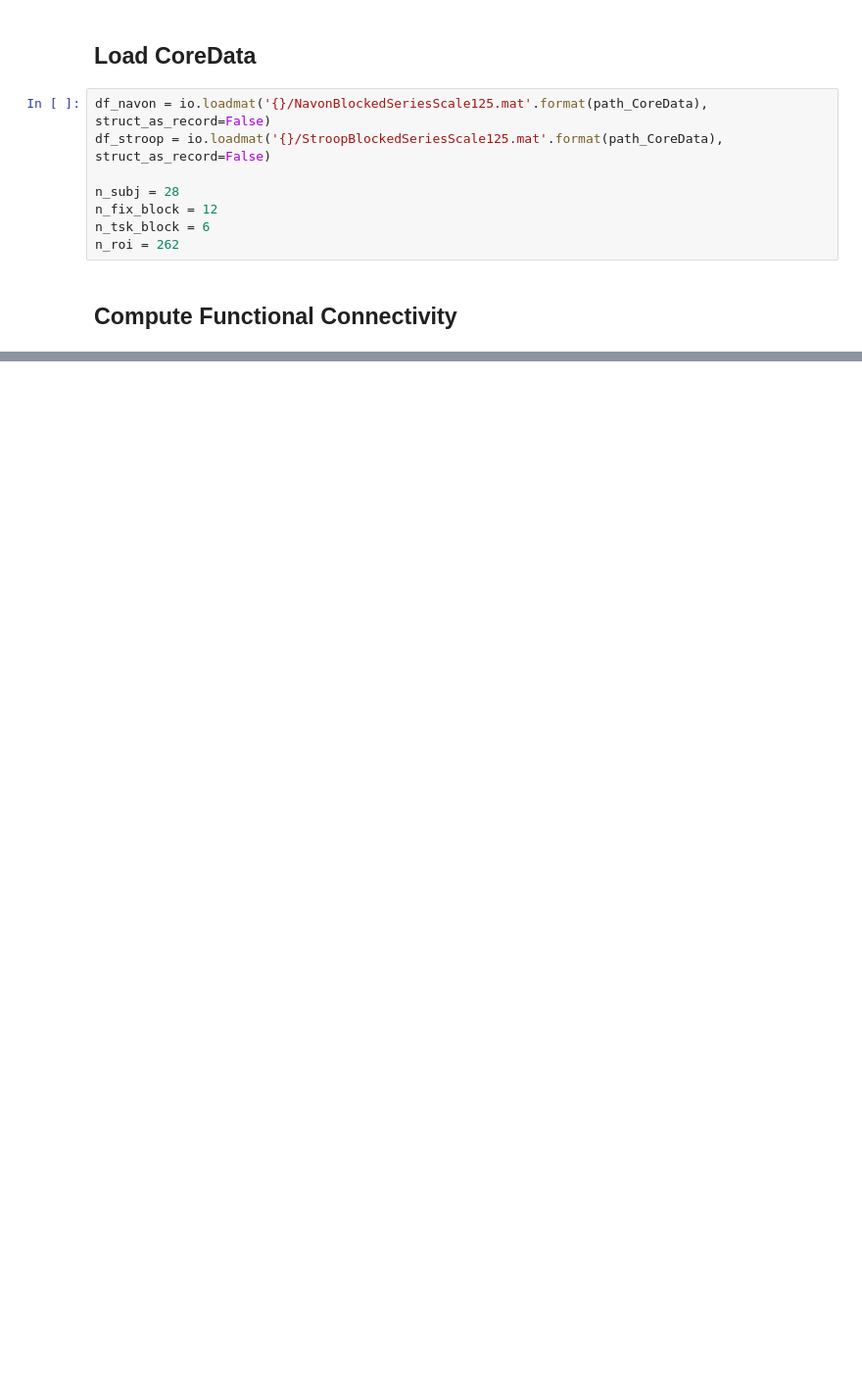
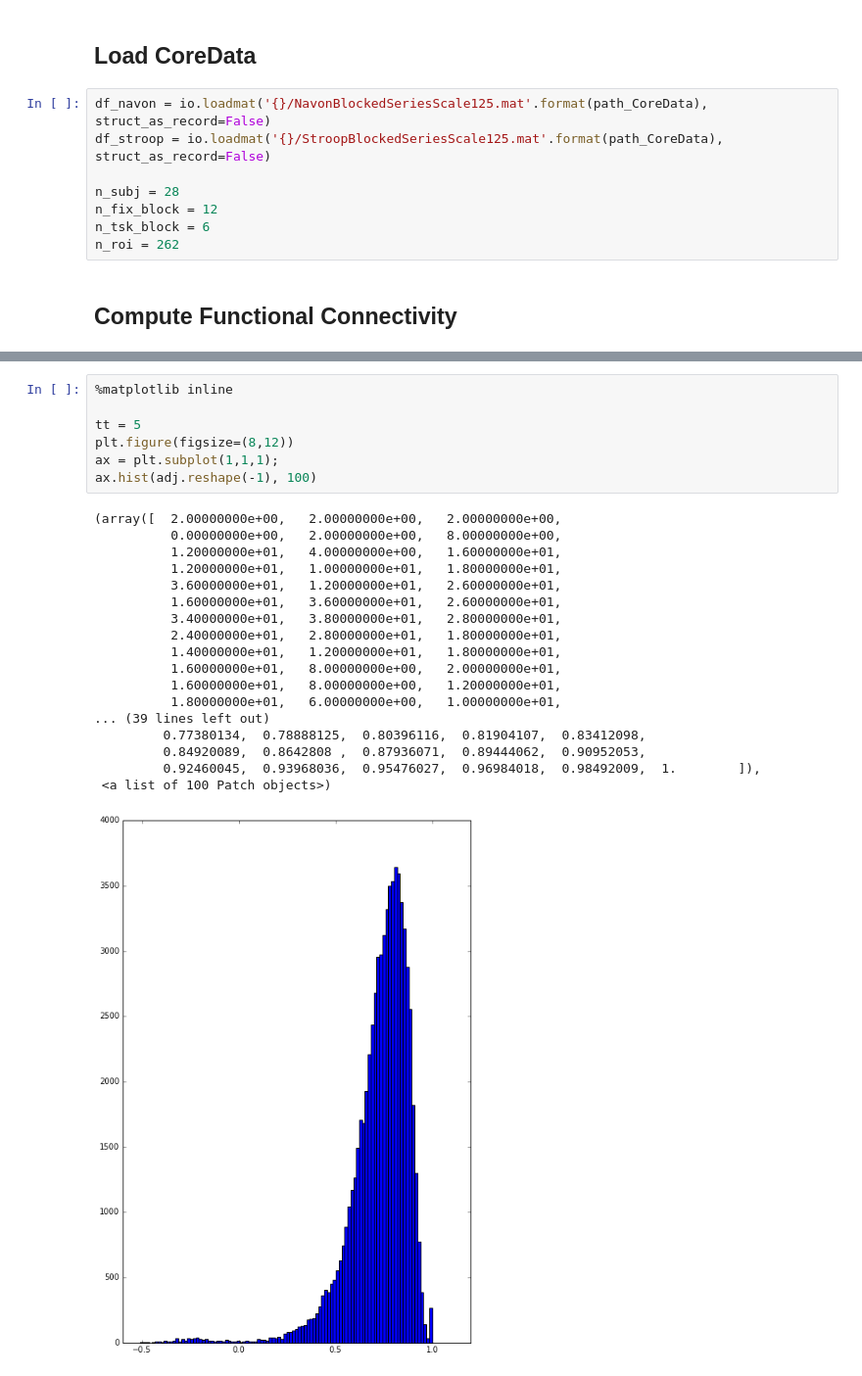
Before and after one commit to akhambhati/rs-2017-NetStim, a Jupyter notebook: Analysis Notebooks/e01-Measure_Dynamic_Functional_Networks.ipynb, the cells around one changed output, grey strips where cells are left out. Shown: that part at 98% size. Drawn from its saved outputs; the diff is of its cells as text; blank space fills up the shorter version.

```diff
--- a/Analysis Notebooks/e01-Measure_Dynamic_Functional_Networks.ipynb
+++ b/Analysis Notebooks/e01-Measure_Dynamic_Functional_Networks.ipynb
@@ -130,3 +134,29 @@ for subj_id in xrange(n_subj):
+# %%
+%matplotlib inline
+
+tt = 5
+plt.figure(figsize=(8,12))
+ax = plt.subplot(1,1,1);
+ax.hist(adj.reshape(-1), 100)
+# %% [output]
+(array([  2.00000000e+00,   2.00000000e+00,   2.00000000e+00,
+          0.00000000e+00,   2.00000000e+00,   8.00000000e+00,
+          1.20000000e+01,   4.00000000e+00,   1.60000000e+01,
+          1.20000000e+01,   1.00000000e+01,   1.80000000e+01,
+          3.60000000e+01,   1.20000000e+01,   2.60000000e+01,
+          1.60000000e+01,   3.60000000e+01,   2.60000000e+01,
+          3.40000000e+01,   3.80000000e+01,   2.80000000e+01,
+          2.40000000e+01,   2.80000000e+01,   1.80000000e+01,
+          1.40000000e+01,   1.20000000e+01,   1.80000000e+01,
+          1.60000000e+01,   8.00000000e+00,   2.00000000e+01,
+          1.60000000e+01,   8.00000000e+00,   1.20000000e+01,
+          1.80000000e+01,   6.00000000e+00,   1.00000000e+01,
+... (39 lines left out)
+         0.77380134,  0.78888125,  0.80396116,  0.81904107,  0.83412098,
+         0.84920089,  0.8642808 ,  0.87936071,  0.89444062,  0.90952053,
+         0.92460045,  0.93968036,  0.95476027,  0.96984018,  0.98492009,  1.        ]),
+ <a list of 100 Patch objects>)
+[figure, added]
 # %%
 %matplotlib inline
 
```
Also changed, not shown: parts of 6 cells of this notebook.
